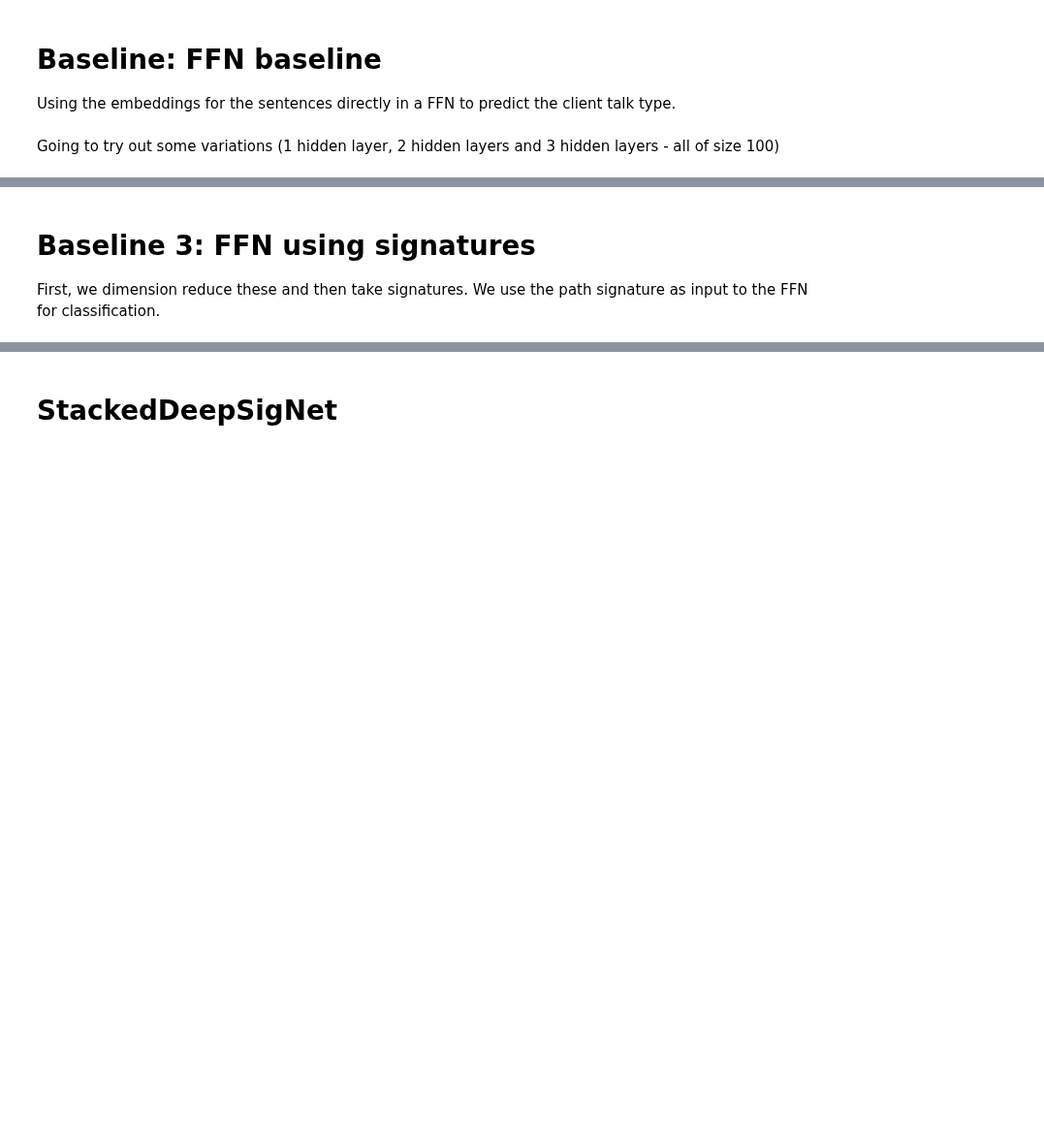
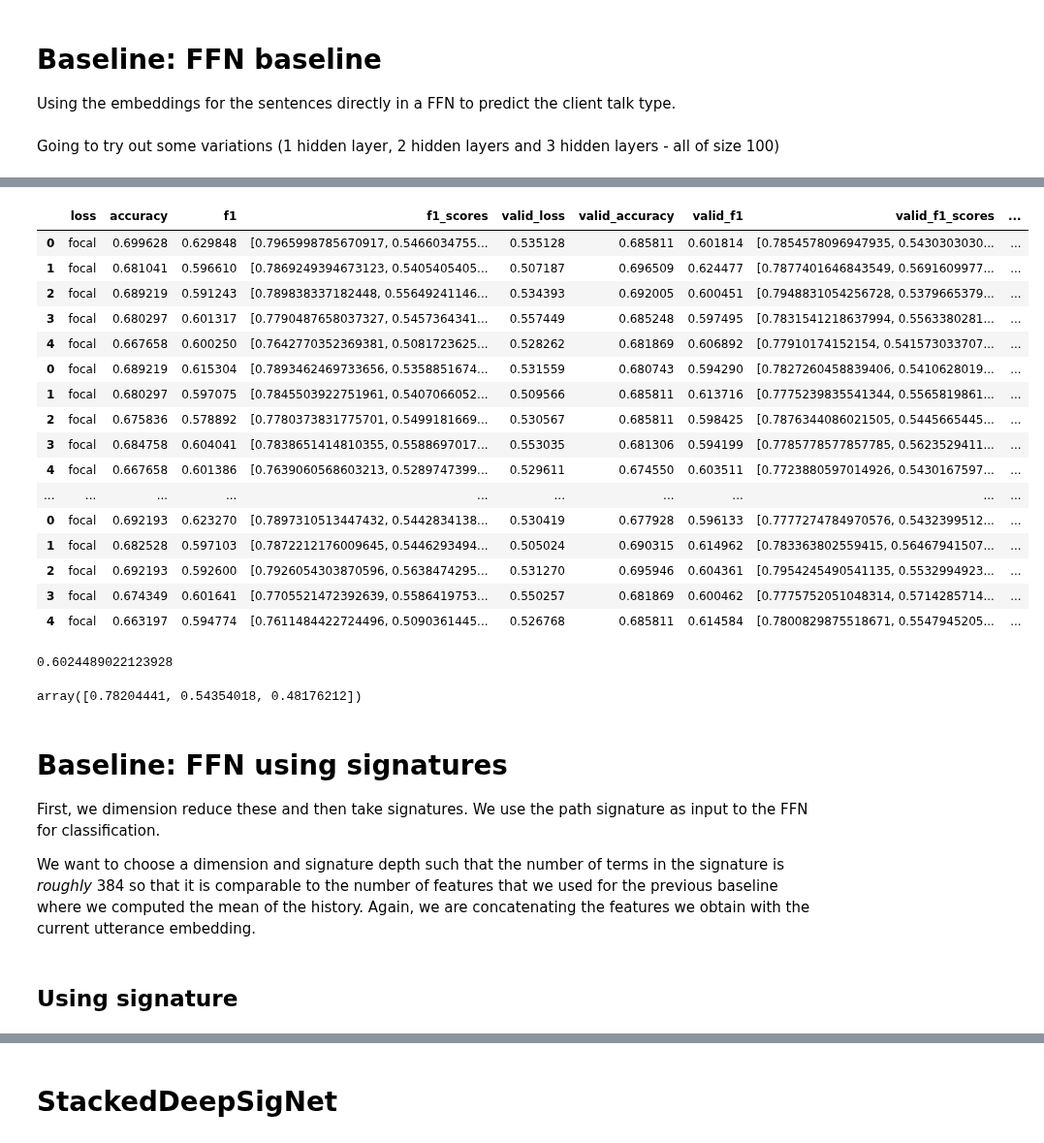
Before and after one commit to ttseriotou/sig-networks, a Jupyter notebook: notebooks/AnnoMI/anno_mi-client.ipynb, the cells around one changed output, grey strips where cells are left out. Shown at 97% size. Saved outputs shown, nothing was run; the diff lists cells and outputs as text; code cells hidden in the pictures; blank space fills up the shorter version.

Commit message:
run ffn baselines for current, history

```diff
--- a/notebooks/AnnoMI/anno_mi-client.ipynb
+++ b/notebooks/AnnoMI/anno_mi-client.ipynb
@@ -316,0 +440,23 @@ ffn_mean_history_kfold, best_valid_metric, extra_info = histories_baseline_hyper
+# %%
+ffn_mean_history_kfold, best_ffn_mean_history_kfold, _, __ = histories_baseline_hyperparameter_search(
+    num_epochs=num_epochs,
+    df=anno_mi,
+    id_column="transcript_id",
+    label_column="client_talk_type",
+    embeddings=sbert_embeddings,
+    y_data=y_data,
+    output_dim=output_dim,
+    window_sizes=window_sizes,
+    hidden_dim_sizes=hidden_dim_sizes,
+    dropout_rates=dropout_rates,
+    learning_rates=learning_rates,
+    use_signatures=False,
+    seeds=seeds,
+    loss=loss,
+    gamma=gamma,
+    path_indices=client_index,
+    k_fold=True,
+    validation_metric=validation_metric,
+    results_output=f"{output_dir}/ffn_mean_history_focal_{gamma}_kfold.csv",
+    verbose=False
+)
@@ -317,5 +517,35 @@ ffn_mean_history_kfold, best_valid_metric, extra_info = histories_baseline_hyper
+# %%
+best_ffn_mean_history_kfold
+# %% [output]
+|  | loss | accuracy | f1 | f1_scores | valid_loss | valid_accuracy | valid_f1 | valid_f1_scores | ... |
+| 0 | focal | 0.699628 | 0.629848 | [0.7965998785670917, 0.5466034755... | 0.535128 | 0.685811 | 0.601814 | [0.7854578096947935, 0.5430303030... | ... |
+| 1 | focal | 0.681041 | 0.596610 | [0.7869249394673123, 0.5405405405... | 0.507187 | 0.696509 | 0.624477 | [0.7877401646843549, 0.5691609977... | ... |
+| 2 | focal | 0.689219 | 0.591243 | [0.789838337182448, 0.55649241146... | 0.534393 | 0.692005 | 0.600451 | [0.7948831054256728, 0.5379665379... | ... |
+| 3 | focal | 0.680297 | 0.601317 | [0.7790487658037327, 0.5457364341... | 0.557449 | 0.685248 | 0.597495 | [0.7831541218637994, 0.5563380281... | ... |
+| 4 | focal | 0.667658 | 0.600250 | [0.7642770352369381, 0.5081723625... | 0.528262 | 0.681869 | 0.606892 | [0.77910174152154, 0.541573033707... | ... |
+| 0 | focal | 0.689219 | 0.615304 | [0.7893462469733656, 0.5358851674... | 0.531559 | 0.680743 | 0.594290 | [0.7827260458839406, 0.5410628019... | ... |
+| 1 | focal | 0.680297 | 0.597075 | [0.7845503922751961, 0.5407066052... | 0.509566 | 0.685811 | 0.613716 | [0.7775239835541344, 0.5565819861... | ... |
+| 2 | focal | 0.675836 | 0.578892 | [0.7780373831775701, 0.5499181669... | 0.530567 | 0.685811 | 0.598425 | [0.7876344086021505, 0.5445665445... | ... |
+| 3 | focal | 0.684758 | 0.604041 | [0.7838651414810355, 0.5588697017... | 0.553035 | 0.681306 | 0.594199 | [0.7785778577857785, 0.5623529411... | ... |
+| 4 | focal | 0.667658 | 0.601386 | [0.7639060568603213, 0.5289747399... | 0.529611 | 0.674550 | 0.603511 | [0.7723880597014926, 0.5430167597... | ... |
+| ... | ... | ... | ... | ... | ... | ... | ... | ... | ... |
+| 0 | focal | 0.692193 | 0.623270 | [0.7897310513447432, 0.5442834138... | 0.530419 | 0.677928 | 0.596133 | [0.7777274784970576, 0.5432399512... | ... |
+| 1 | focal | 0.682528 | 0.597103 | [0.7872212176009645, 0.5446293494... | 0.505024 | 0.690315 | 0.614962 | [0.783363802559415, 0.56467941507... | ... |
+| 2 | focal | 0.692193 | 0.592600 | [0.7926054303870596, 0.5638474295... | 0.531270 | 0.695946 | 0.604361 | [0.7954245490541135, 0.5532994923... | ... |
+| 3 | focal | 0.674349 | 0.601641 | [0.7705521472392639, 0.5586419753... | 0.550257 | 0.681869 | 0.600462 | [0.7775752051048314, 0.5714285714... | ... |
+| 4 | focal | 0.663197 | 0.594774 | [0.7611484422724496, 0.5090361445... | 0.526768 | 0.685811 | 0.614584 | [0.7800829875518671, 0.5547945205... | ... |
+# %%
+best_ffn_mean_history_kfold["f1"].mean()
+# %% [output]
+0.6024489022123928
+# %%
+np.stack(best_ffn_mean_history_kfold["f1_scores"]).mean(axis=0)
+# %% [output]
+array([0.78204441, 0.54354018, 0.48176212])
 # %% [markdown]
-# Baseline 3: FFN using signatures
+# Baseline: FFN using signatures
 
 First, we dimension reduce these and then take signatures. We use the path signature as input to the FFN for classification.
+
+We want to choose a dimension and signature depth such that the number of terms in the signature is _roughly_ 384 so that it is comparable to the number of features that we used for the previous baseline where we computed the mean of the history. Again, we are concatenating the features we obtain with the current utterance embedding.
 # %%
@@ -323,2 +552,4 @@ dimensions_and_sig_depths = [(30, 2), (10, 3), (5, 4), (4, 5), (3, 6)]
 dim_reduce_methods = ["gaussian_random_projection", "umap"]
+# %% [markdown]
+## Using signature
 # %%
```
Also changed, not shown: parts of 90 cells of this notebook, 4 other files.
